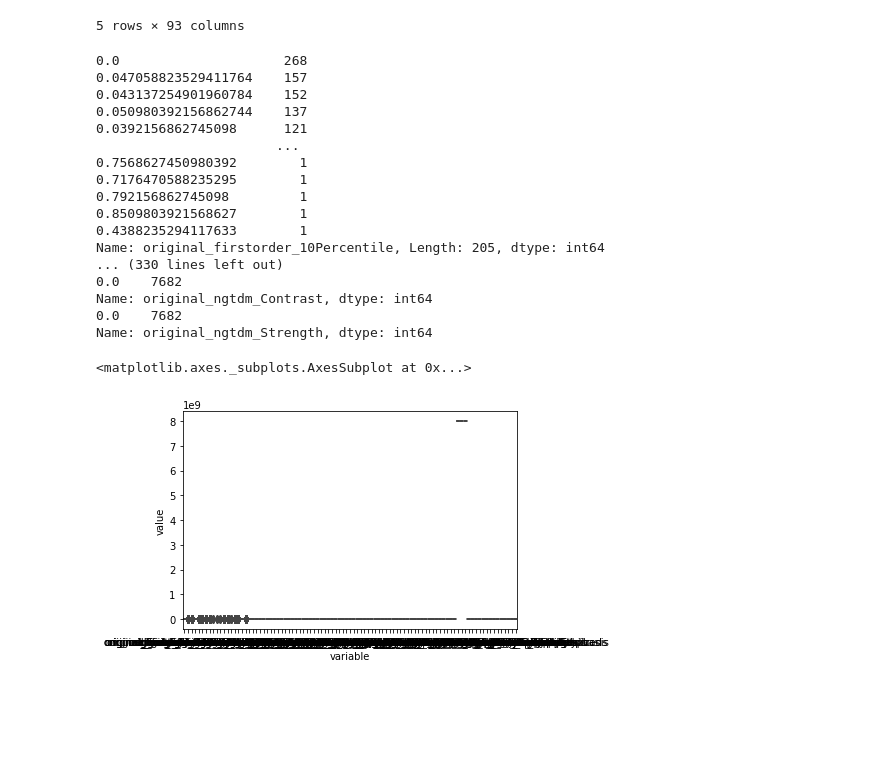
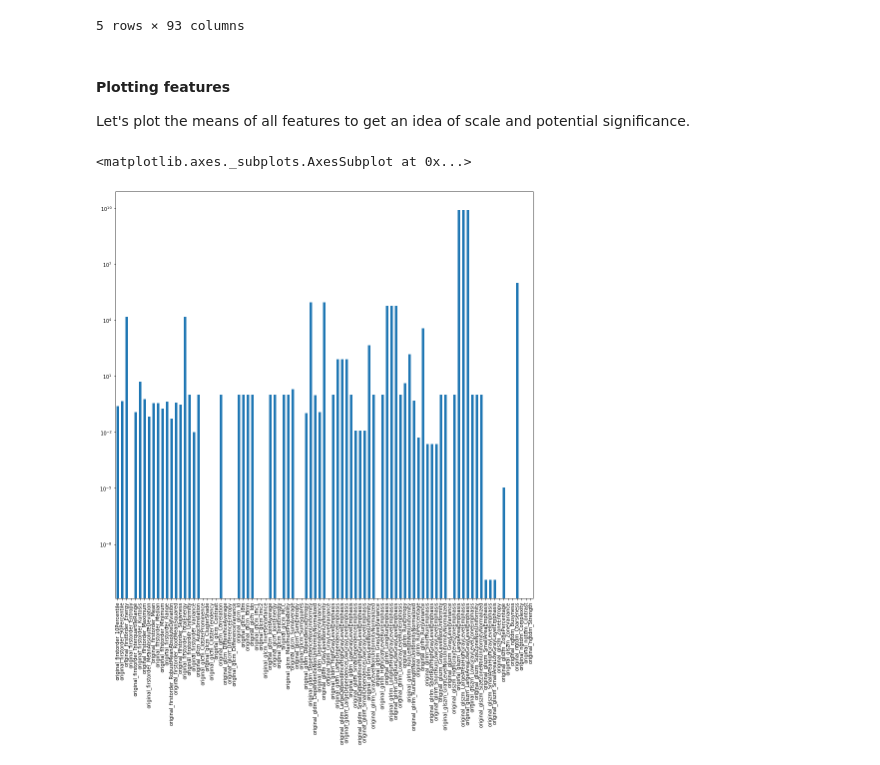
Before and after one commit to jiavila/Springboard, a Jupyter notebook: Projects/data_storytelling/data_storytelling.ipynb, the cells around one changed output. Drawn from its saved outputs; the diff is of its cells as text; code cells hidden in the pictures; blank space fills up the shorter version.

```diff
--- a/Projects/data_storytelling/data_storytelling.ipynb
+++ b/Projects/data_storytelling/data_storytelling.ipynb
@@ -394,30 +360,15 @@ df.head()
 | 3 | 0.08627450980392157 | 0.26666666666666666 | 2429.438615916955 | -3.203426503814917e-16 | ... |
 | 4 | 0.07450980392156861 | 0.2901960784313726 | 2154.621084198385 | -3.203426503814917e-16 | ... |
 5 rows × 93 columns
-# %%
-for col in df:
-    print(df[col].value_counts())
-# %% [output]
-0.0                     268
-0.047058823529411764    157
-0.043137254901960784    152
-0.050980392156862744    137
-0.0392156862745098      121
-                       ...
-0.7568627450980392        1
-0.7176470588235295        1
-0.792156862745098         1
-0.8509803921568627        1
-0.4388235294117633        1
-Name: original_firstorder_10Percentile, Length: 205, dtype: int64
-... (330 lines left out)
-0.0    7682
-Name: original_ngtdm_Contrast, dtype: int64
-0.0    7682
-Name: original_ngtdm_Strength, dtype: int64
-# %%
-import seaborn as sns
-sns.boxplot(x='variable', y='value', data=pd.melt(df))
-# %% [output]
-<matplotlib.axes._subplots.AxesSubplot at 0x...>
-[figure, removed]
+# %% [markdown]
+#### Plotting features
+Let's plot the means of all features to get an idea of scale and potential significance.
+# %%
+df_mean = df[df.columns].mean()
+fig2 = df_mean.plot(rot=90, figsize=(15,15), logy=True, kind='bar')
+fig2.set_xticks(range(len(df_mean)))
+fig2.set_xticklabels(list(df_mean.index))
+fig2
+# %% [output]
+<matplotlib.axes._subplots.AxesSubplot at 0x...>
+[figure, added]
```
Also changed, not shown: parts of 3 cells of this notebook, 1 other file.
